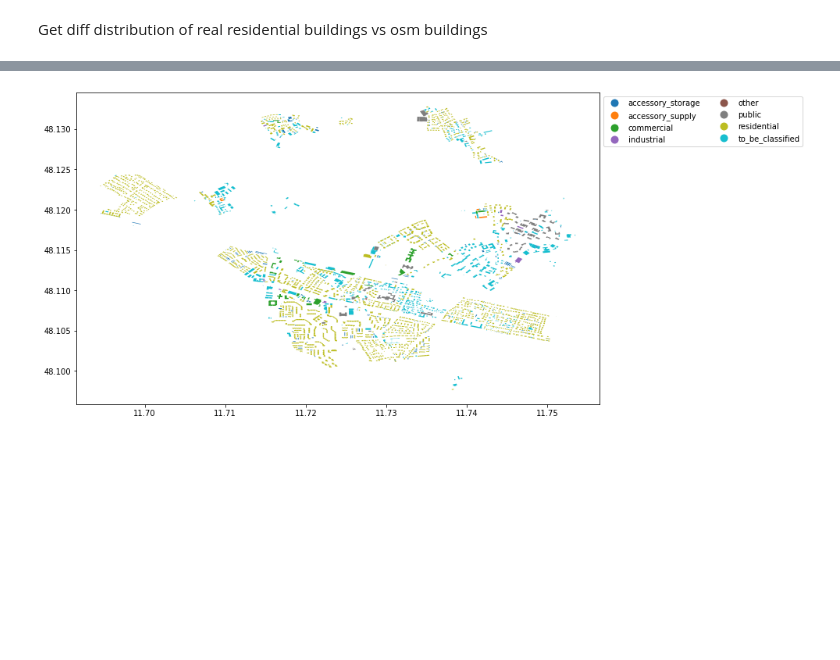
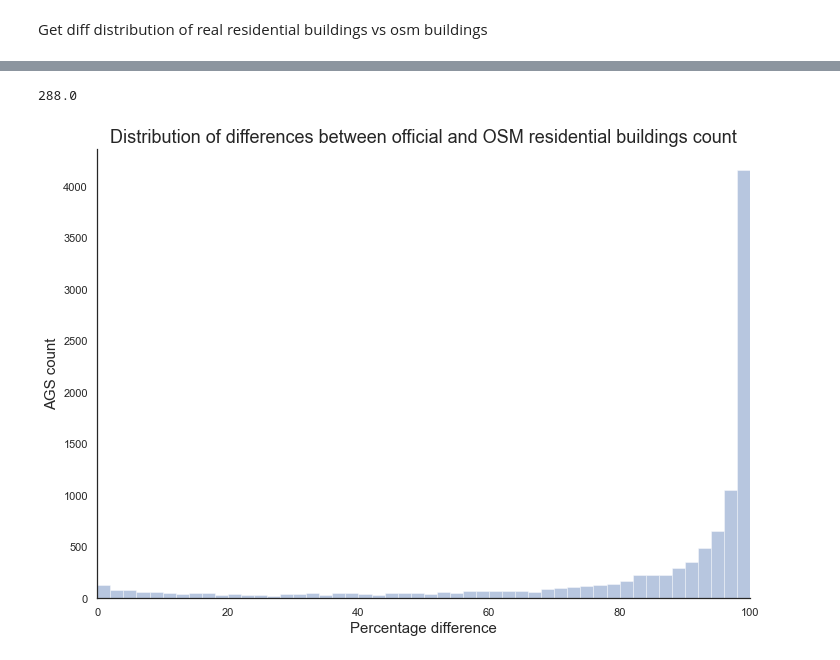
Before and after one commit to o0oBluePhoenixo0o/CheapAtlas, a Jupyter notebook: notebooks/0_EDA.ipynb, the cells around one changed output, grey strips where cells are left out. Cells and saved outputs as stored; diff of their text form; code cells hidden in the pictures; blank space fills up the shorter version.

```diff
--- a/notebooks/0_EDA.ipynb
+++ b/notebooks/0_EDA.ipynb
@@ -200,4 +221,9 @@ get_diff_residential_count(ags_living, df, boundary_id)
 # %% [markdown]
 Get diff distribution of real residential buildings vs osm buildings
 # %%
-residential_diff_path = '../data/08_reporting/residential_diff.csv'
+res_diff_path = '../data/08_reporting/residential_diff.csv'
+# %%
+res_diff = pd.read_csv(res_diff_path,
+                      dtype = {'ags':str})
+# %%
+res_diff = res_diff.drop_duplicates()
@@ -204,3 +246,17 @@ residential_diff_path = '../data/08_reporting/residential_diff.csv'
+# %%
+res_diff.pct_diff.max()
+# %% [output]
+288.0
+# %%
+sns.distplot(res_diff[res_diff.pct_diff <=100].pct_diff,
+            kde = False)
+plt.xlim(0,100)
+plt.title('Distribution of differences between official and OSM residential buildings count', fontsize = 18)
+plt.xlabel('Percentage difference', fontsize = 15)
+plt.ylabel('AGS count', fontsize = 15)
+sns.despine()
+# %% [output]
+[figure, added]
 # %%
 from shapely import wkt
 # Filter out NaN
@@ -222,6 +278,4 @@ ax =   df_geo.plot(column='building_types',
                    markersize=3,
                    figsize=(12,20),
                    legend=True,
-                   legend_kwds=dict(loc='upper left', ncol=2, bbox_to_anchor=(1, 1)))
+                   legend_kwds=dict(loc='upper left', ncol=1, bbox_to_anchor=(1, 1)))
-# %% [output]
-[figure, removed]
```
Also changed, not shown: parts of 25 cells of this notebook, 9 other files.
